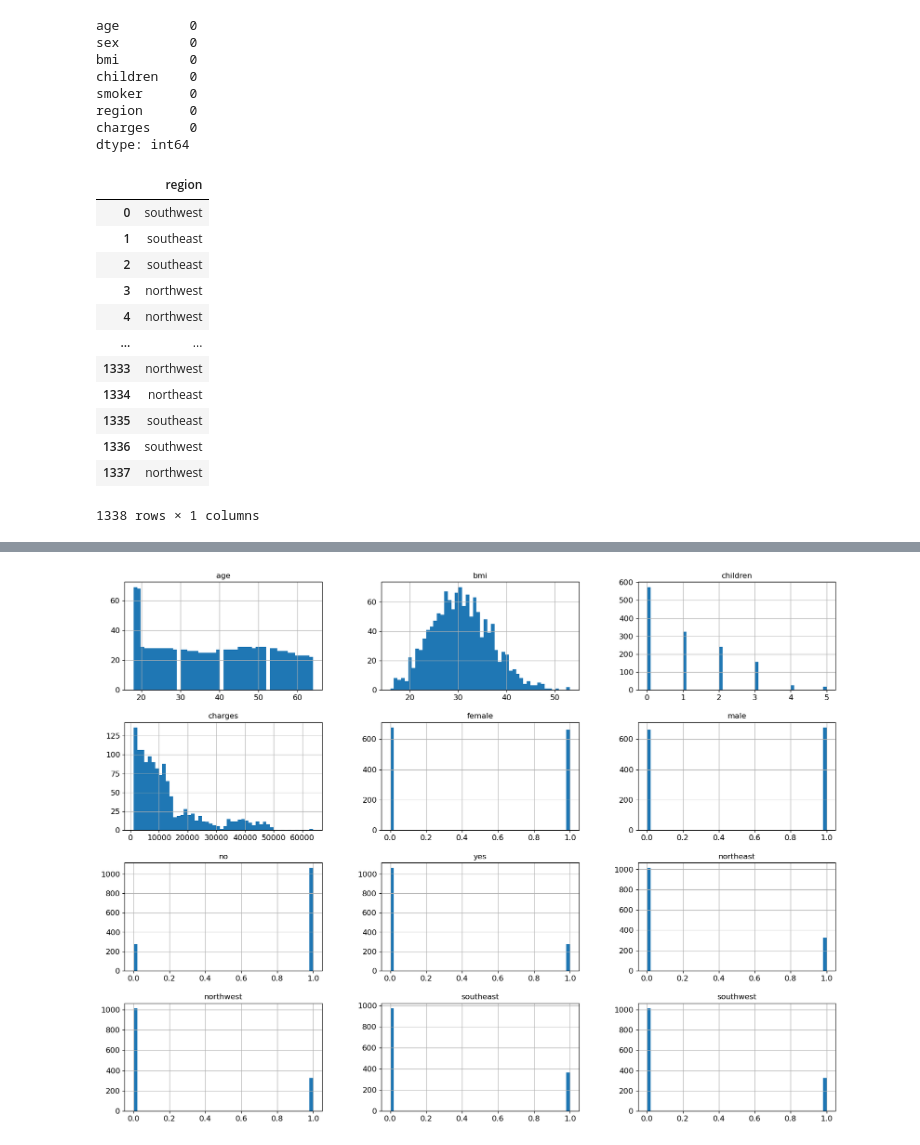
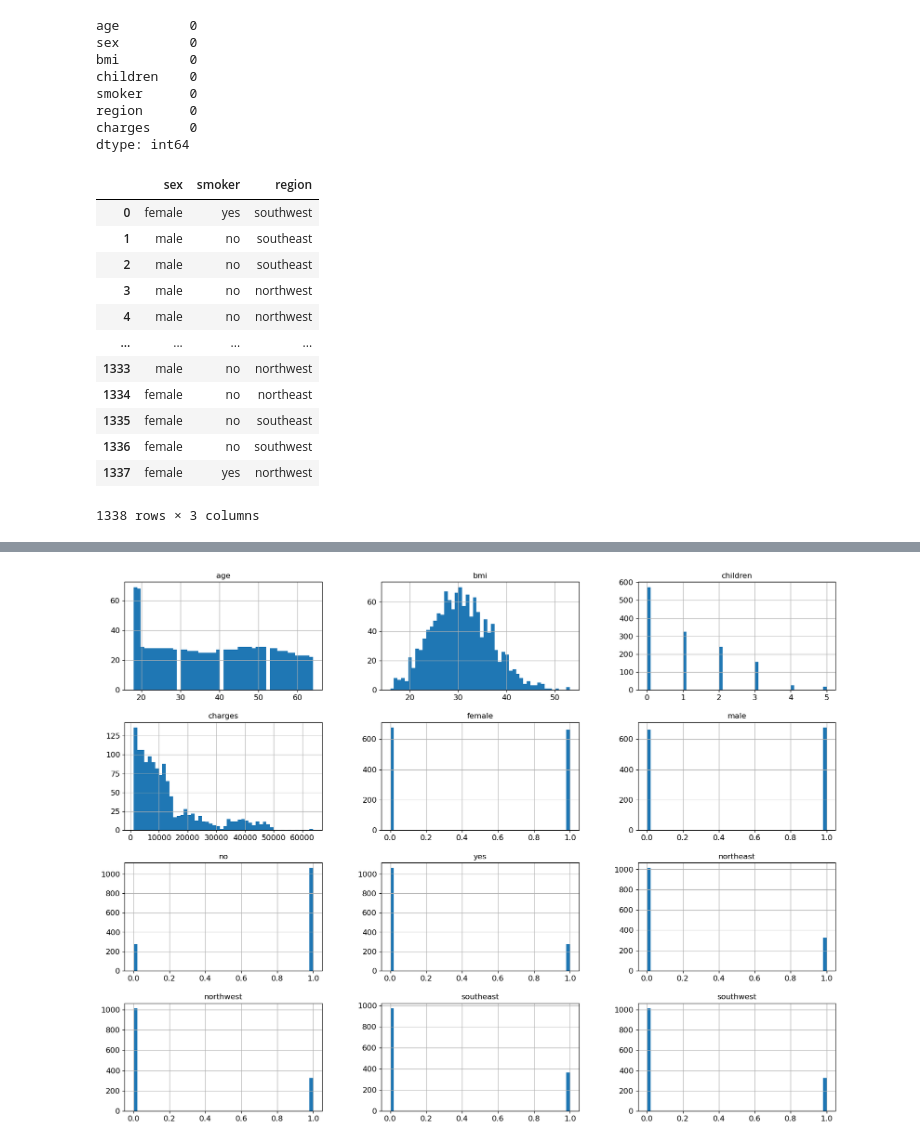
Before and after one commit to joshMonarch/prima_seguros, a Jupyter notebook: prima_seguros.ipynb, the cells around one changed output, grey strips where cells are left out. Cells and saved outputs as stored; diff of their text form; code cells hidden in the pictures.

```diff
--- a/prima_seguros.ipynb
+++ b/prima_seguros.ipynb
@@ -73,23 +73,22 @@ charges     0
 dtype: int64
 # %%
 copy = insurence_df.copy()
-copy_sex_smoker = copy[["sex", "smoker"]]
-copy_region = copy[["region"]]
-copy_sex_smoker
+copy_cat = copy[["sex", "smoker","region"]]
+copy_cat
 # %% [output]
-|  | region |
-| 0 | southwest |
-| 1 | southeast |
-| 2 | southeast |
-| 3 | northwest |
-| 4 | northwest |
-| ... | ... |
-| 1333 | northwest |
-| 1334 | northeast |
-| 1335 | southeast |
-| 1336 | southwest |
-| 1337 | northwest |
+|  | sex | smoker | region |
+| 0 | female | yes | southwest |
+| 1 | male | no | southeast |
+| 2 | male | no | southeast |
+| 3 | male | no | northwest |
+| 4 | male | no | northwest |
+| ... | ... | ... | ... |
+| 1333 | male | no | northwest |
+| 1334 | female | no | northeast |
+| 1335 | female | no | southeast |
+| 1336 | female | no | southwest |
+| 1337 | female | yes | northwest |
-1338 rows × 1 columns
+1338 rows × 3 columns
 # %%
 for col in copy_cat.columns:
     oneHot_encoder = OneHotEncoder(sparse=False)
```
Also changed, not shown: parts of 5 cells of this notebook.
